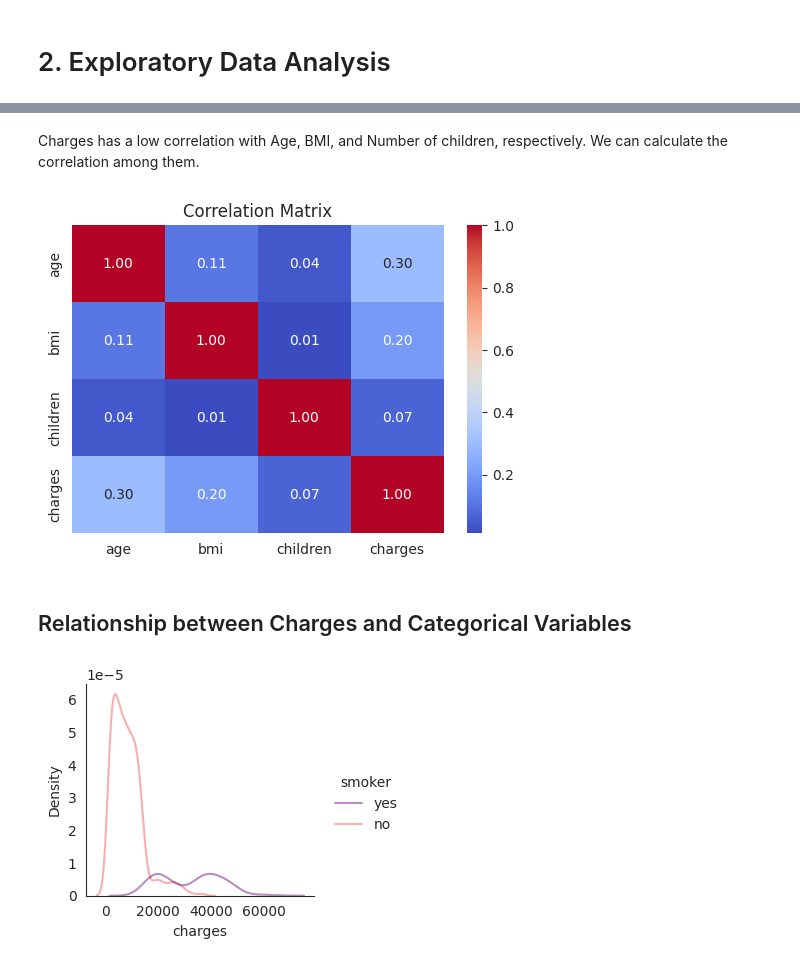
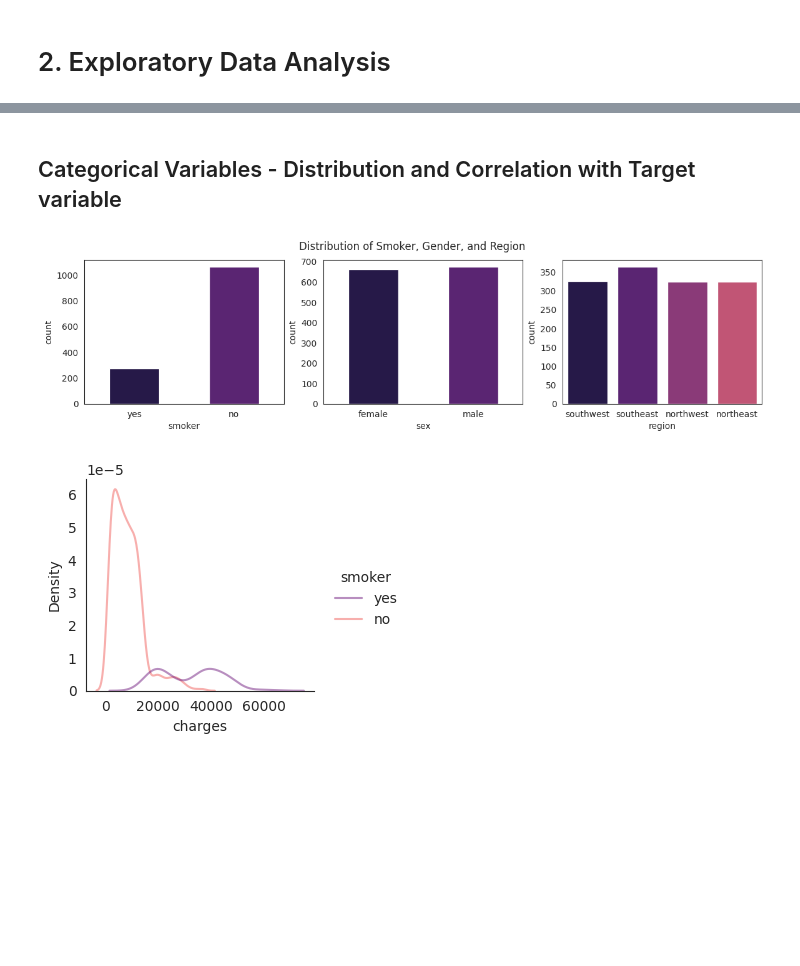
Before and after one commit to Hoale2908/healthcare_insurance, a Jupyter notebook: health-insurance-eda.ipynb, the cells around one changed output, grey strips where cells are left out. Drawn from its saved outputs; the diff is of its cells as text; code cells hidden in the pictures; blank space fills up the shorter version.

```diff
--- a/health-insurance-eda.ipynb
+++ b/health-insurance-eda.ipynb
@@ -118,16 +89,16 @@ plt.show()
-# %% [markdown]
-Charges has a low correlation with Age, BMI, and Number of children, respectively. We can calculate the correlation among them.
-# %%
-# Correlation matrix
-plt.figure(figsize=(6, 4))
-num_cols = df.select_dtypes(include=["float64", "int64"]).columns
-sns.heatmap(df[num_cols].corr(), annot=True, cmap="coolwarm", fmt=".2f")
-plt.title("Correlation Matrix")
-plt.show()
-# %% [output]
-[figure, removed]
-# %% [markdown]
-## Relationship between Charges and Categorical Variables
+# %% [markdown]
+## Categorical Variables - Distribution and Correlation with Target variable
+# %%
+f, (ax_1, ax_2, ax_3) = plt.subplots(1, 3, figsize=(14,3))
+
+sns.countplot(df,x='smoker', ax=ax_1, width=0.5)
+sns.countplot(df,x='sex', ax=ax_2, width=0.5)
+sns.countplot(df,x='region', ax=ax_3, width=0.8)
+
+plt.suptitle('Distribution of Smoker, Gender, and Region', fontsize = 12)
+plt.show()
+# %% [output]
+[figure, added]
 # %%
 sns.displot(x="charges", hue="smoker", kind='kde',
             alpha=.5, palette="magma", height=3,
```
Also changed, not shown: parts of 35 cells of this notebook.
